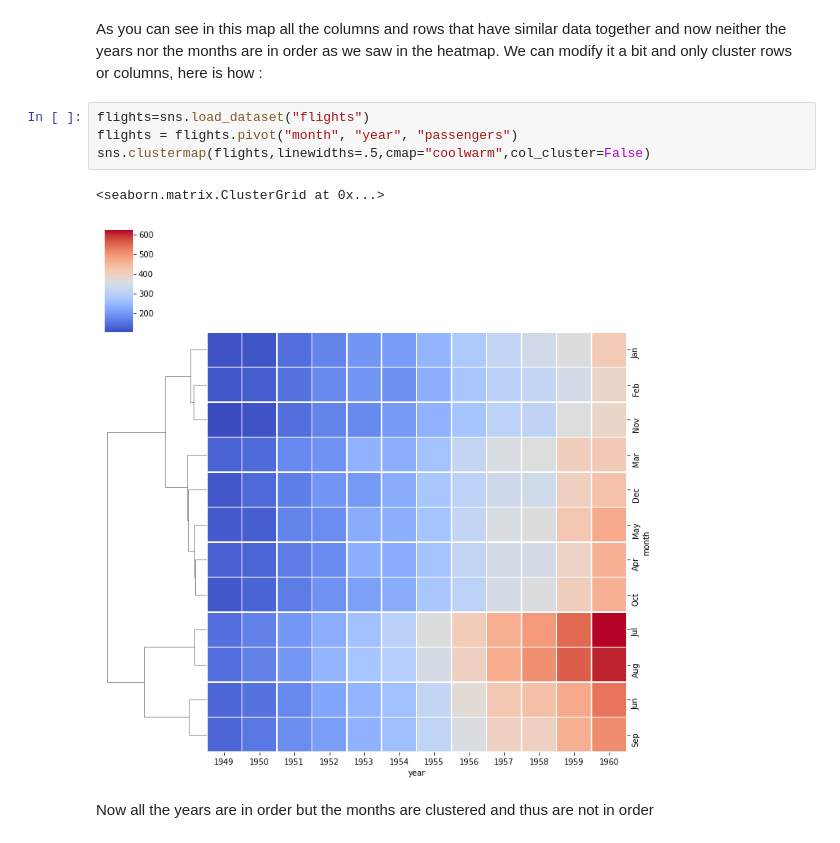
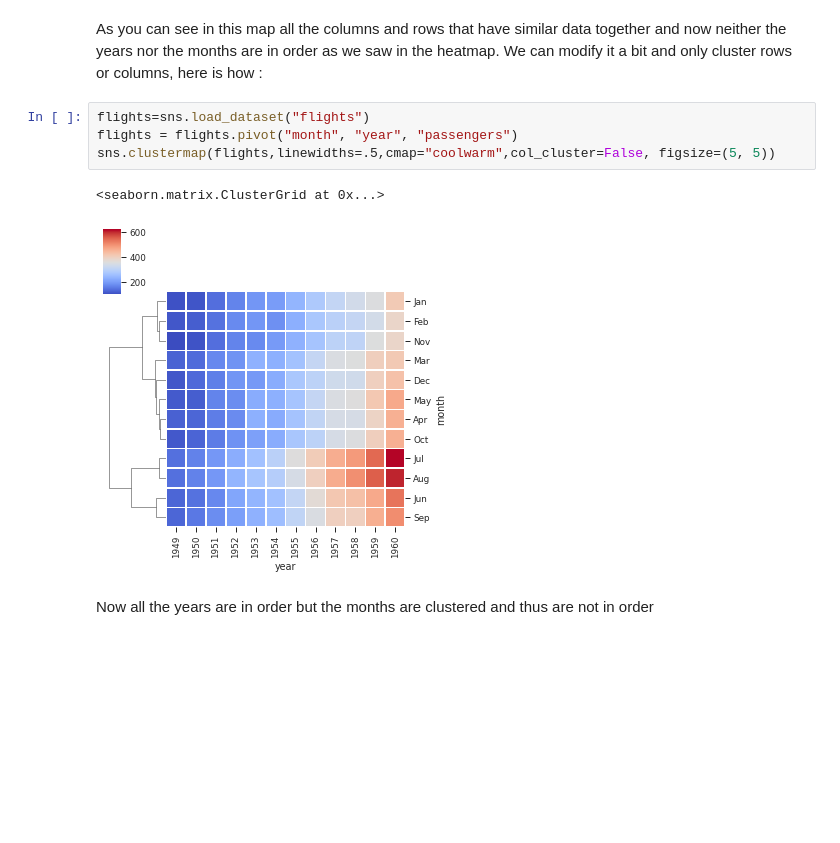
Before and after one commit to bionetslab/python-intro, a Jupyter notebook: visualization_with_seaborn.ipynb, the cells around one changed output. Cells and saved outputs as stored; diff of their text form; blank space fills up the shorter version.

```diff
--- a/visualization_with_seaborn.ipynb
+++ b/visualization_with_seaborn.ipynb
@@ -440,10 +429,10 @@ As you can see in this map all the columns and rows that have similar data toget
 # %%
 flights=sns.load_dataset("flights")
 flights = flights.pivot("month", "year", "passengers")
-sns.clustermap(flights,linewidths=.5,cmap="coolwarm",col_cluster=False)
+sns.clustermap(flights,linewidths=.5,cmap="coolwarm",col_cluster=False, figsize=(5, 5))
 # %% [output]
 <seaborn.matrix.ClusterGrid at 0x...>
-[figure, old version]
+[figure, new version]
 # %% [markdown]
 Now all the years are in order but the months are clustered and thus are not in order
 # %% [markdown]
```
Also changed, not shown: parts of 23 cells of this notebook.
